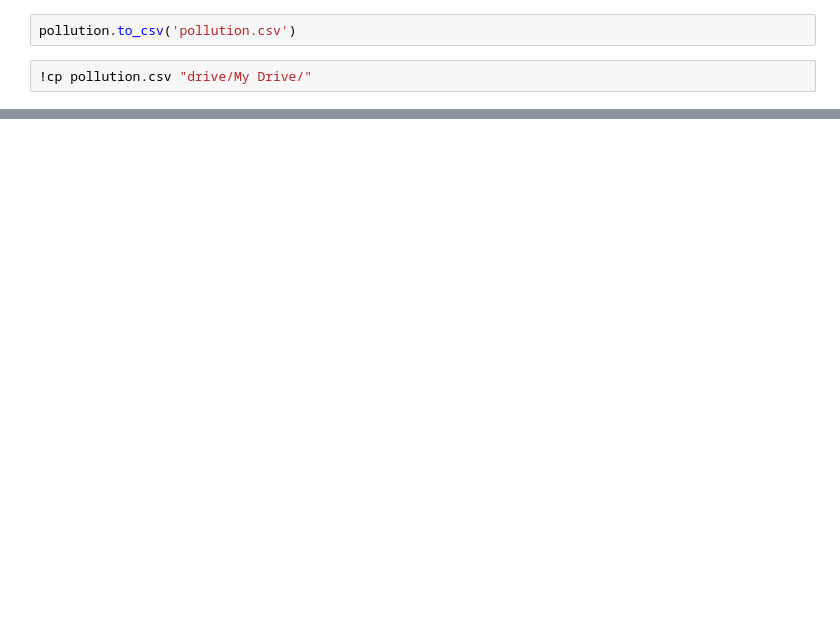
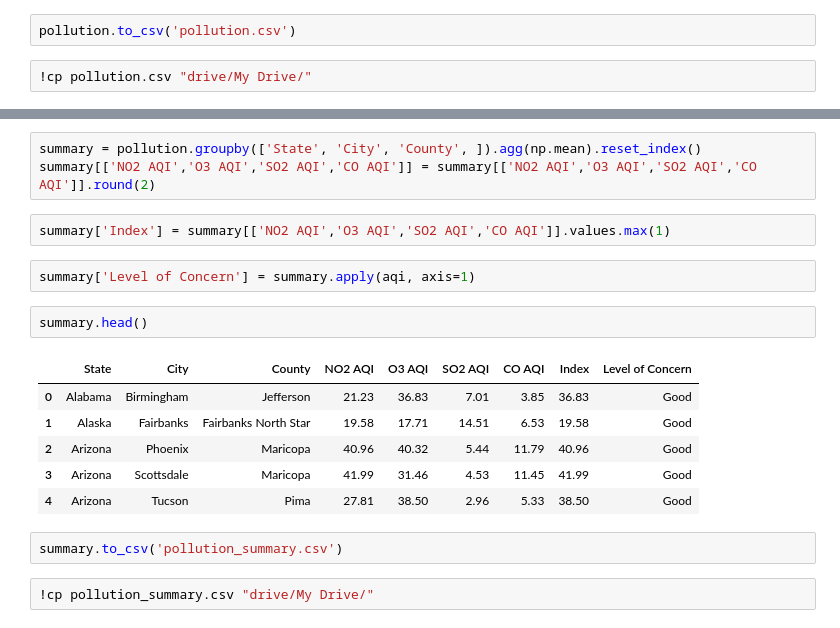
Before and after one commit to BloomTech-Labs/PT17_cityspire-d-ds, a Jupyter notebook: notebooks/pollution/pollution.ipynb, the cells around one changed output, grey strips where cells are left out. Cells and saved outputs as stored; diff of their text form; blank space fills up the shorter version.

```diff
--- a/notebooks/pollution/pollution.ipynb
+++ b/notebooks/pollution/pollution.ipynb
@@ -169,0 +240,20 @@ pollution.to_csv('pollution.csv')
+# %%
+summary = pollution.groupby(['State', 'City', 'County', ]).agg(np.mean).reset_index()
+summary[['NO2 AQI','O3 AQI','SO2 AQI','CO AQI']] = summary[['NO2 AQI','O3 AQI','SO2 AQI','CO AQI']].round(2)
+# %%
+summary['Index'] = summary[['NO2 AQI','O3 AQI','SO2 AQI','CO AQI']].values.max(1)
+# %%
+summary['Level of Concern'] = summary.apply(aqi, axis=1)
+# %%
+summary.head()
+# %% [output]
+|  | State | City | County | NO2 AQI | O3 AQI | SO2 AQI | CO AQI | Index | Level of Concern |
+| 0 | Alabama | Birmingham | Jefferson | 21.23 | 36.83 | 7.01 | 3.85 | 36.83 | Good |
+| 1 | Alaska | Fairbanks | Fairbanks North Star | 19.58 | 17.71 | 14.51 | 6.53 | 19.58 | Good |
+| 2 | Arizona | Phoenix | Maricopa | 40.96 | 40.32 | 5.44 | 11.79 | 40.96 | Good |
+| 3 | Arizona | Scottsdale | Maricopa | 41.99 | 31.46 | 4.53 | 11.45 | 41.99 | Good |
+| 4 | Arizona | Tucson | Pima | 27.81 | 38.50 | 2.96 | 5.33 | 38.50 | Good |
+# %%
+summary.to_csv('pollution_summary.csv')
+# %%
+!cp pollution_summary.csv "drive/My Drive/"
```
Also changed, not shown: parts of 21 cells of this notebook, 2 other files.
